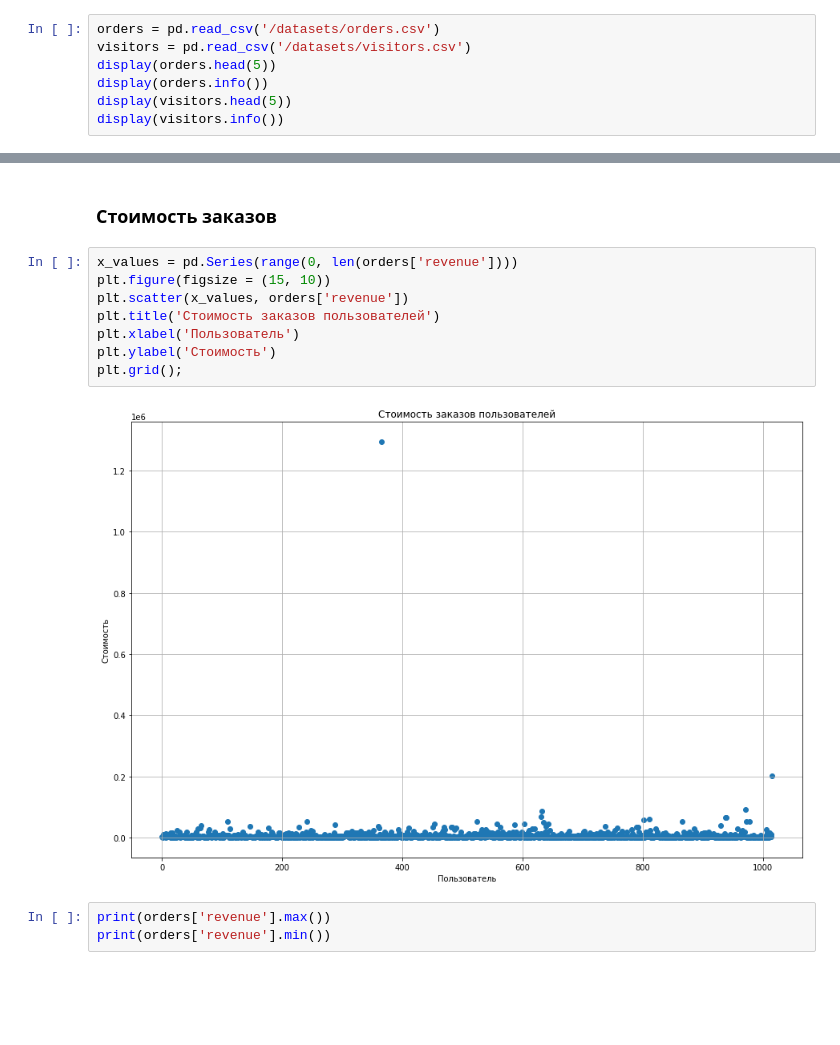
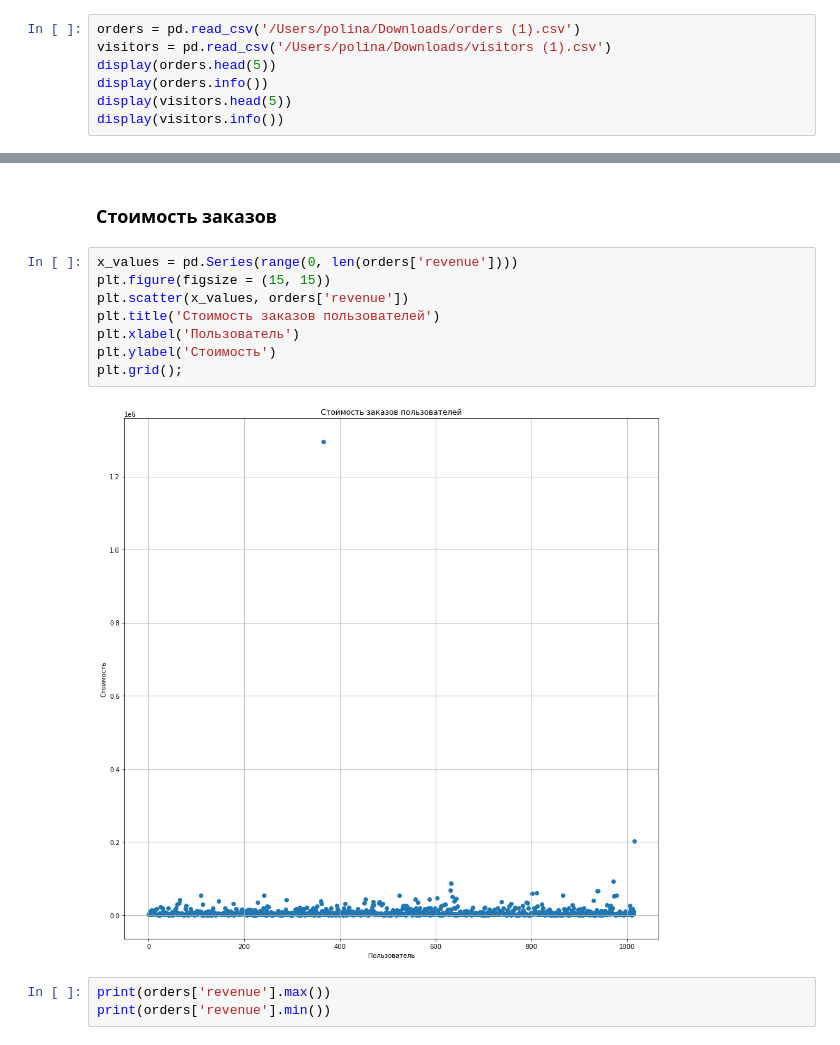
Before and after one commit to PolinaDud/Educational-projects-, a Jupyter notebook: AB тест и приоретизация гипотез.ipynb, the cells around one changed output, grey strips where cells are left out. Cells and saved outputs as stored; diff of their text form; blank space fills up the shorter version.

```diff
--- a/AB тест и приоретизация гипотез.ipynb
+++ b/AB тест и приоретизация гипотез.ipynb
@@ -91,8 +91,8 @@ hypothesis.sort_values(by = 'rice_score', ascending = False)
 # %% [markdown]
 ### Исследование данных
 # %%
-orders = pd.read_csv('/datasets/orders.csv')
-visitors = pd.read_csv('/datasets/visitors.csv')
+orders = pd.read_csv('/Users/polina/Downloads/orders (1).csv')
+visitors = pd.read_csv('/Users/polina/Downloads/visitors (1).csv')
 display(orders.head(5))
 display(orders.info())
 display(visitors.head(5))
@@ -379,14 +360,14 @@ print(np.percentile(orders_by_users['orders'], [95, 99]))
 ### Стоимость заказов
 # %%
 x_values = pd.Series(range(0, len(orders['revenue'])))
-plt.figure(figsize = (15, 10))
+plt.figure(figsize = (15, 15))
 plt.scatter(x_values, orders['revenue'])
 plt.title('Стоимость заказов пользователей')
 plt.xlabel('Пользователь')
 plt.ylabel('Стоимость')
 plt.grid();
 # %% [output]
-[figure, old version]
+[figure, new version]
 # %%
 print(orders['revenue'].max())
 print(orders['revenue'].min())
```
Also changed, not shown: parts of 7 cells of this notebook.
